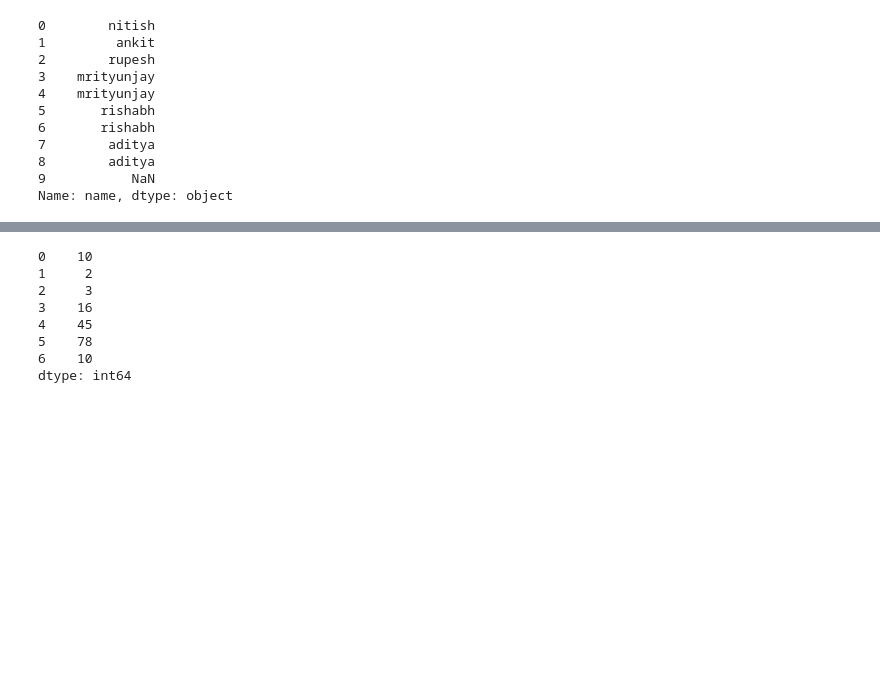
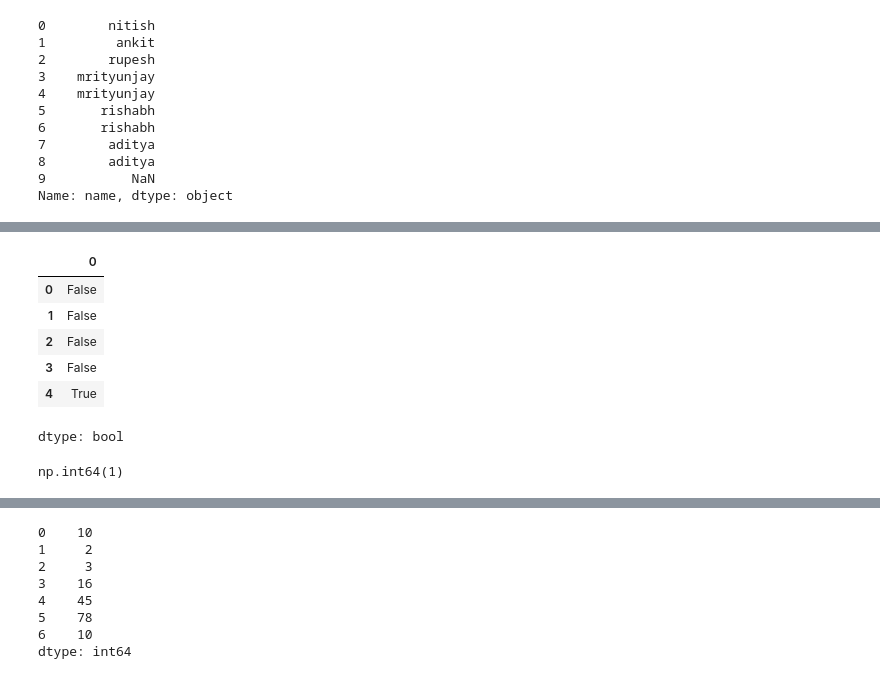
Before and after one commit to therudradev/Python_Programming, a Jupyter notebook: session_18_dataframe_methods.ipynb, the cells around one changed output, grey strips where cells are left out. Saved outputs shown, nothing was run; the diff lists cells and outputs as text; code cells hidden in the pictures; blank space fills up the shorter version.

```diff
--- a/session_18_dataframe_methods.ipynb
+++ b/session_18_dataframe_methods.ipynb
@@ -633 +691,15 @@ Name: name, dtype: object
+# %%
+marks.duplicated() # true on duplicated value
+# %% [output]
+|  | 0 |
+| 0 | False |
+| 1 | False |
+| 2 | False |
+| 3 | False |
+| 4 | True |
+dtype: bool
+# %%
+marks.duplicated().sum()
+# %% [output]
+np.int64(1)
 # %%
```
Also changed, not shown: parts of 39 cells of this notebook.
